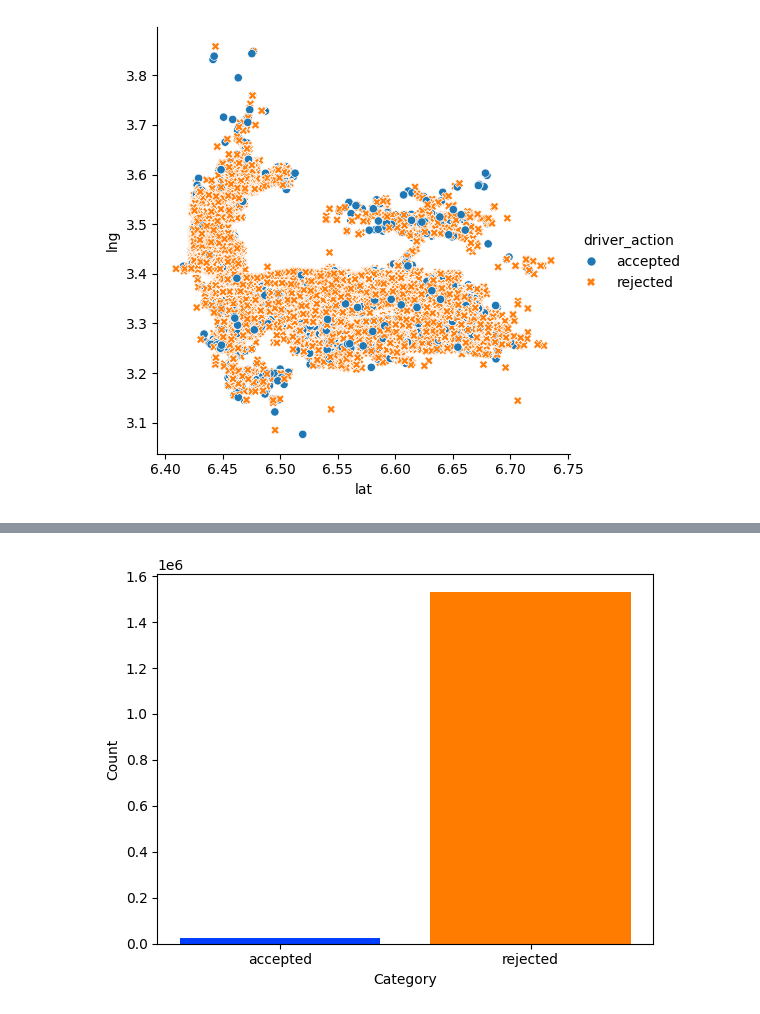
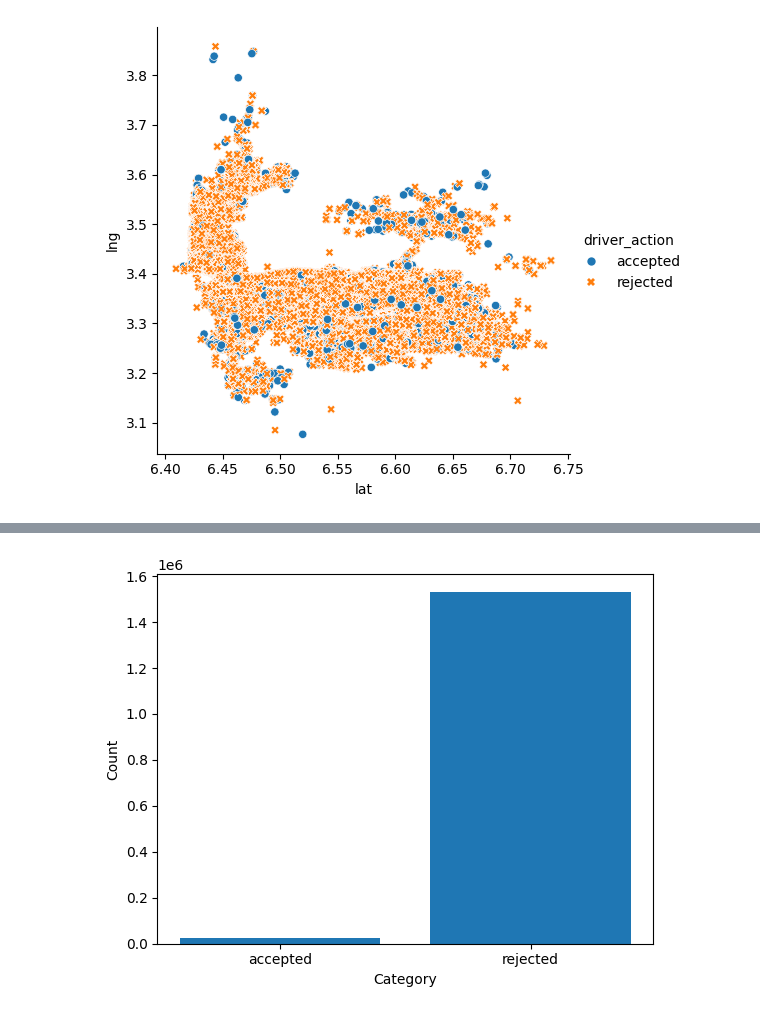
Before and after one commit to GetachewAbebe/Logistics_Optimization_with_Casual_Inference, a Jupyter notebook: notebooks/data_visualization.ipynb, the cells around one changed output, grey strips where cells are left out. Drawn from its saved outputs; the diff is of its cells as text; code cells hidden in the pictures.

Commit message:
Data Visualization Notebook Modified

```diff
--- a/notebooks/data_visualization.ipynb
+++ b/notebooks/data_visualization.ipynb
@@ -70,8 +70,8 @@ rejected shape (1529847, 19)
 # %%
-plt.bar(['accepted', 'rejected'], [25902, 1531837], color=palette_color)
+plt.bar(['accepted', 'rejected'], [25902, 1531837])
 plt.xlabel('Category')
 plt.ylabel('Count')
 plt.show()
 # %% [output]
-[figure, old version]
+[figure, new version]
 # %%
```
Also changed, not shown: parts of 22 cells of this notebook.
